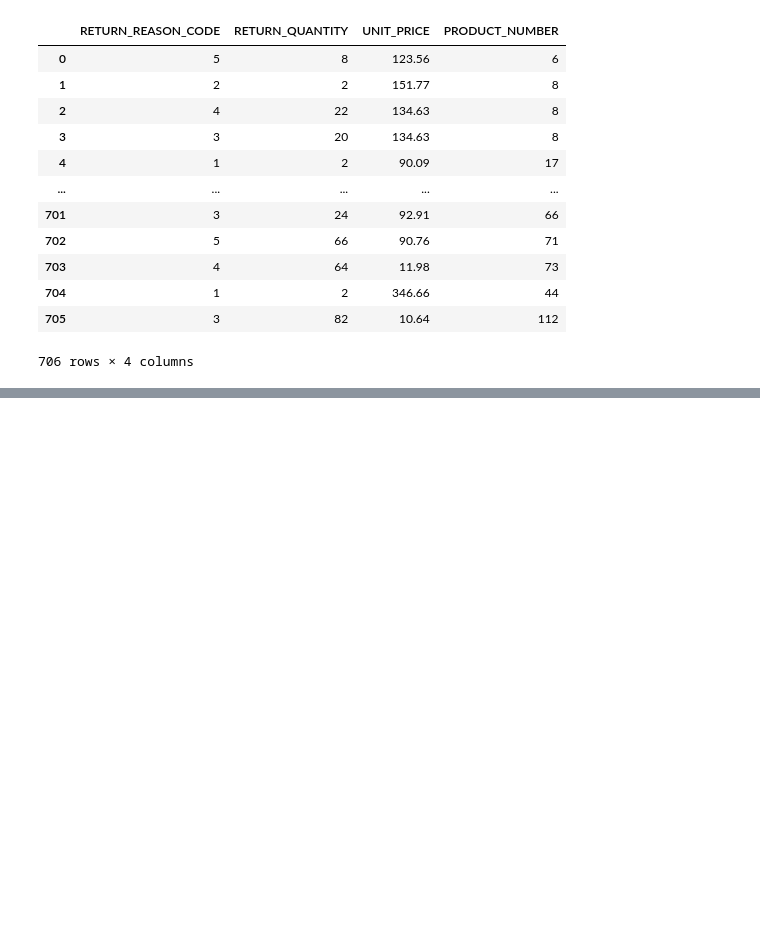
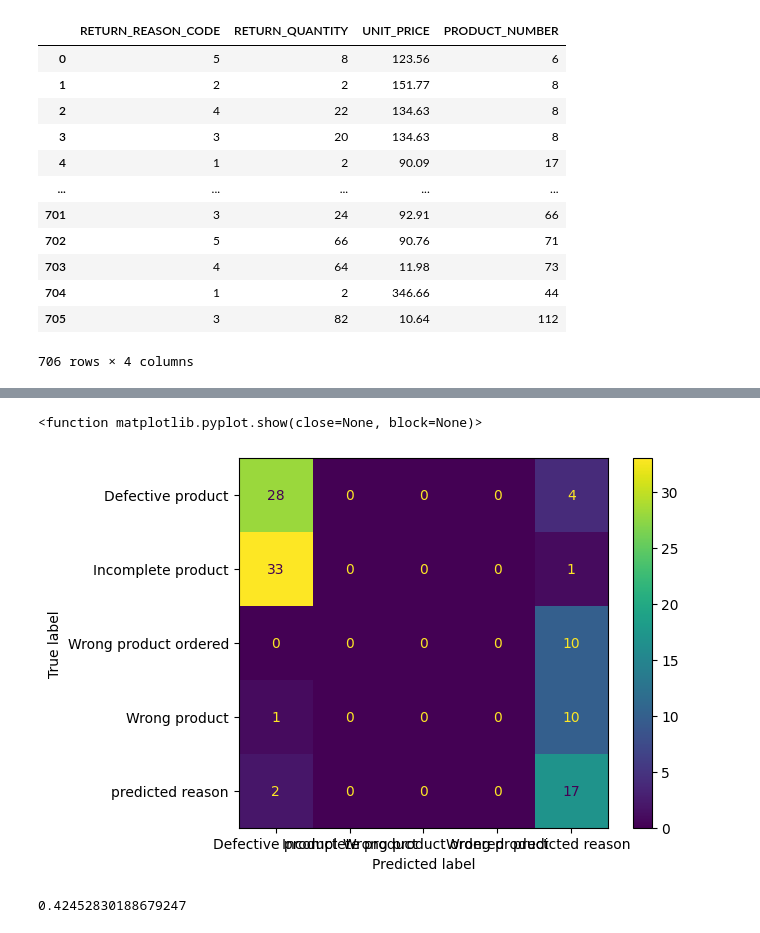
Before and after one commit to Goron3/DEDS, a Jupyter notebook: classificatiemodel.ipynb, the cells around one changed output, grey strips where cells are left out. Saved outputs shown, nothing was run; the diff lists cells and outputs as text; code cells hidden in the pictures; blank space fills up the shorter version.

```diff
--- a/classificatiemodel.ipynb
+++ b/classificatiemodel.ipynb
@@ -32,0 +62,5 @@ y = df.loc[()]
+# %%
+predicted_df = pd.DataFrame(dtree.predict(X_test))
+predicted_df = predicted_df.rename(columns={0 : 'predicted reason'})
+model_results_frame = pd.concat([y_test.reset_index()['RETURN_REASON_CODE'],predicted_df], axis= 1)
+model_results_frame
@@ -32,0 +81,12 @@ y = df.loc[()]
+# %%
+confusion_matrix = metrics.confusion_matrix(model_results_frame['RETURN_REASON_CODE'], model_results_frame['predicted reason'])
+cm_display = metrics.ConfusionMatrixDisplay(confusion_matrix= confusion_matrix, display_labels= ['Defective product', 'Incomplete product', 'Wrong product ordered', 'Wrong product', 'predicted reason'])
+cm_display.plot()
+plt.show
+# %% [output]
+<function matplotlib.pyplot.show(close=None, block=None)>
+[figure, added]
+# %%
+metrics.accuracy_score(model_results_frame['RETURN_REASON_CODE'], model_results_frame['predicted reason'])
+# %% [output]
+0.42452830188679247
```
Also changed, not shown: parts of 6 cells of this notebook.
